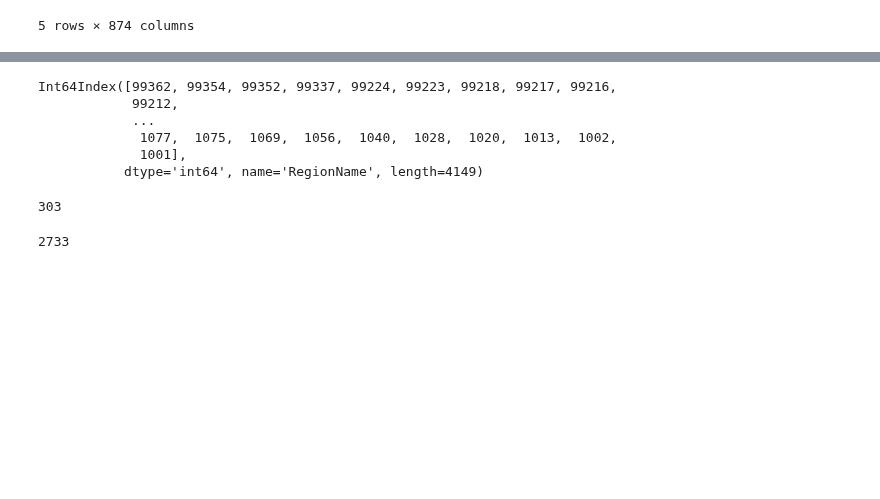
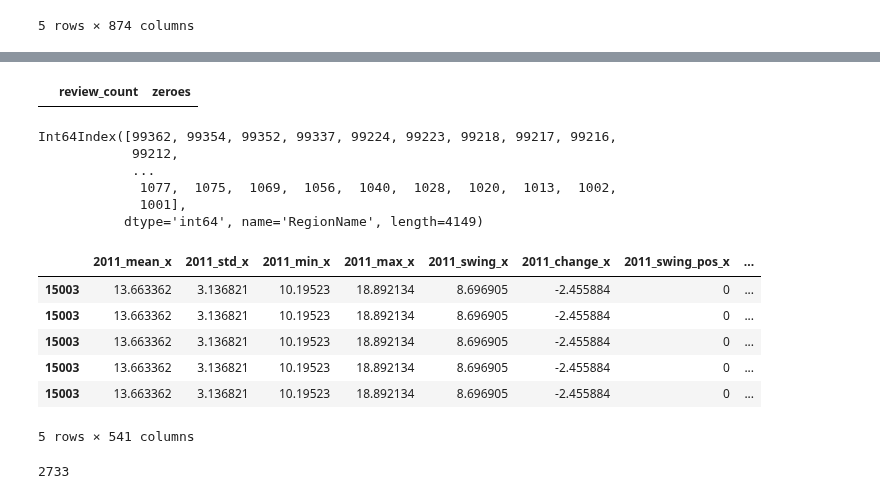
Before and after one commit to kthoward/Thinkful, a Jupyter notebook: Final_Capstone/Notebooks/Condensed_project_add_yelp.ipynb, the cells around one changed output, grey strips where cells are left out. Cells and saved outputs as stored; diff of their text form; code cells hidden in the pictures; blank space fills up the shorter version.

```diff
--- a/Final_Capstone/Notebooks/Condensed_project_add_yelp.ipynb
+++ b/Final_Capstone/Notebooks/Condensed_project_add_yelp.ipynb
@@ -453,0 +464,4 @@ len(df_yelp_business.columns)
+# %%
+yelp_zip_df = pd.DataFrame()
+yelp_zip_df = yelp_zip
+yelp_zip.head()
@@ -477,0 +485,3 @@ df_yelp_business.head(50)
+# %%
+df_yelp_business_merge = pd.DataFrame()
+df_yelp_business_merge['review_count'] = df_yelp_business['review_count']
@@ -478,3 +498,9 @@ df_yelp_business.head(50)
+# %%
+df_yelp_business_merge = pd.merge(df_yelp_business_merge, yelp_zip_df, left_index=True, right_index=True, how='inner')
+# %%
+df_yelp_business_merge.tail(50)
+# %% [output]
+|  | review_count | zeroes |
 # %%
 X_16.index
 # %% [output]
@@ -486,11 +512,17 @@ Int64Index([99362, 99354, 99352, 99337, 99224, 99223, 99218, 99217, 99216,
            dtype='int64', name='RegionName', length=4149)
 # %%
 # Merging the Zillow data and the yelp zipcodes
-df_2 = pd.merge(X_16, yelp_zip, left_index=True, right_index=True, how='inner')
+df_2 = pd.merge(X_16, df_yelp_business_merge, left_index=True, right_index=True, how='inner')
-# %%
-len(df_2)
-# %% [output]
-303
+# %%
+df_2.head()
+# %% [output]
+|  | 2011_mean_x | 2011_std_x | 2011_min_x | 2011_max_x | 2011_swing_x | 2011_change_x | 2011_swing_pos_x | ... |
+| 15003 | 13.663362 | 3.136821 | 10.19523 | 18.892134 | 8.696905 | -2.455884 | 0 | ... |
+| 15003 | 13.663362 | 3.136821 | 10.19523 | 18.892134 | 8.696905 | -2.455884 | 0 | ... |
+| 15003 | 13.663362 | 3.136821 | 10.19523 | 18.892134 | 8.696905 | -2.455884 | 0 | ... |
+| 15003 | 13.663362 | 3.136821 | 10.19523 | 18.892134 | 8.696905 | -2.455884 | 0 | ... |
+| 15003 | 13.663362 | 3.136821 | 10.19523 | 18.892134 | 8.696905 | -2.455884 | 0 | ... |
+5 rows × 541 columns
 # %%
 df_one_sm = pd.merge(feature_df_list_swing_mult[0], feature_df_list_swing_mult[1], left_index=True, right_index=True, how='inner')
 df_two_sm = pd.merge(df_one_sm, feature_df_list_swing_mult[2], left_index=True, right_index=True, how='inner')
```
Also changed, not shown: parts of 23 cells of this notebook.
